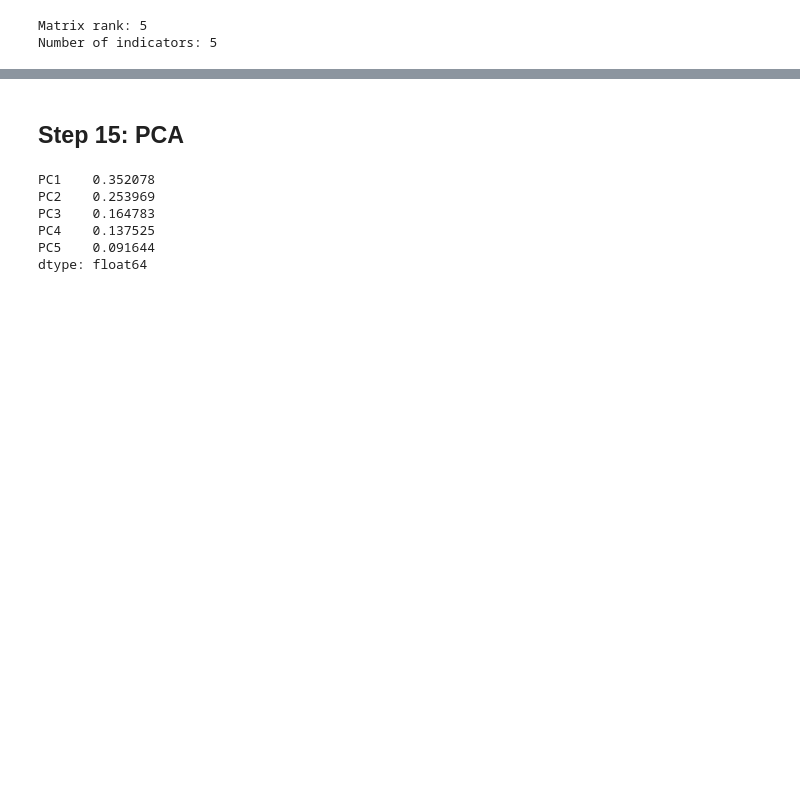
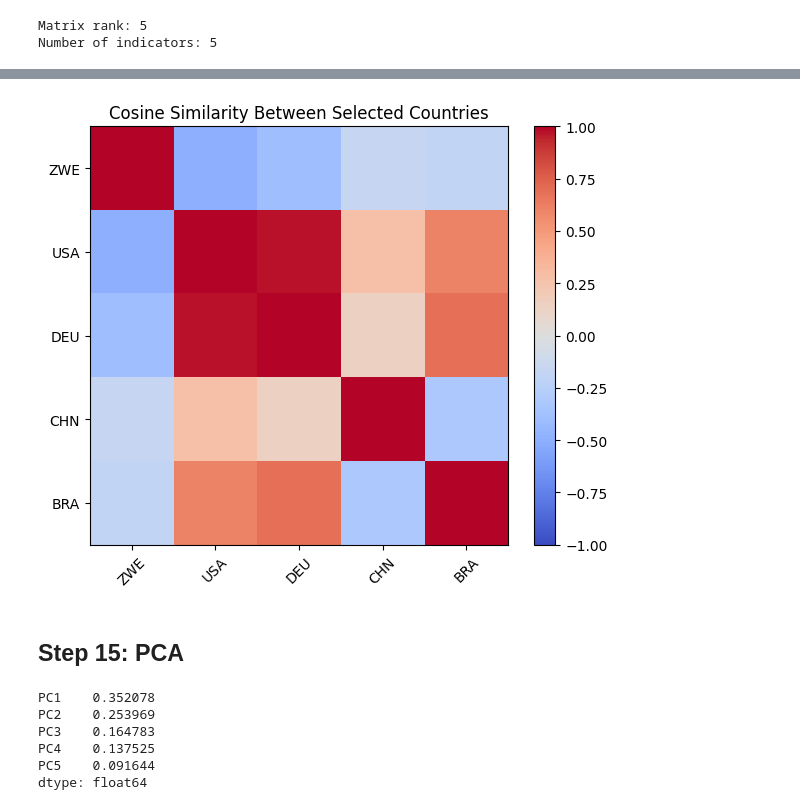
Before and after one commit to tendai-codes/worldbank_unemployment_linear_algebra_project, a Jupyter notebook: notebook_worldbank_linear_algebra.ipynb, the cells around one changed output, grey strips where cells are left out. Saved outputs shown, nothing was run; the diff lists cells and outputs as text; code cells hidden in the pictures; blank space fills up the shorter version.

Commit message:
Update Cosine Similarity

```diff
--- a/notebook_worldbank_linear_algebra.ipynb
+++ b/notebook_worldbank_linear_algebra.ipynb
@@ -1266,0 +1218,22 @@ Name: ZWE, dtype: float64
+# %%
+from sklearn.metrics.pairwise import cosine_similarity
+
+selected_country_codes = ["ZWE", "USA", "DEU", "CHN", "BRA"]
+
+available_country_codes = [
+    country_code
+    for country_code in selected_country_codes
+    if country_code in feature_matrix_scaled.index
+]
+
+selected_feature_matrix = feature_matrix_scaled.loc[available_country_codes]
+
+cosine_similarity_matrix = cosine_similarity(selected_feature_matrix)
+
+cosine_similarity_df = pd.DataFrame(
+    cosine_similarity_matrix,
+    index=available_country_codes,
+    columns=available_country_codes,
+)
+
+cosine_similarity_df
@@ -1267,3 +1247,21 @@ Name: ZWE, dtype: float64
+# %%
+fig, ax = plt.subplots(figsize=(6, 5))
+
+ax.imshow(cosine_similarity_df, cmap="coolwarm", vmin=-1, vmax=1)
+
+ax.set_xticks(range(len(cosine_similarity_df.columns)))
+ax.set_yticks(range(len(cosine_similarity_df.index)))
+
+ax.set_xticklabels(cosine_similarity_df.columns, rotation=45)
+ax.set_yticklabels(cosine_similarity_df.index)
+
+ax.set_title("Cosine Similarity Between Selected Countries")
+
+plt.colorbar(ax.images[0], ax=ax)
+plt.tight_layout()
+plt.show()
+# %% [output]
+[figure, added]
 # %% [markdown]
 ## Step 15: PCA
 # %%
```
Also changed, not shown: parts of 23 cells of this notebook.
